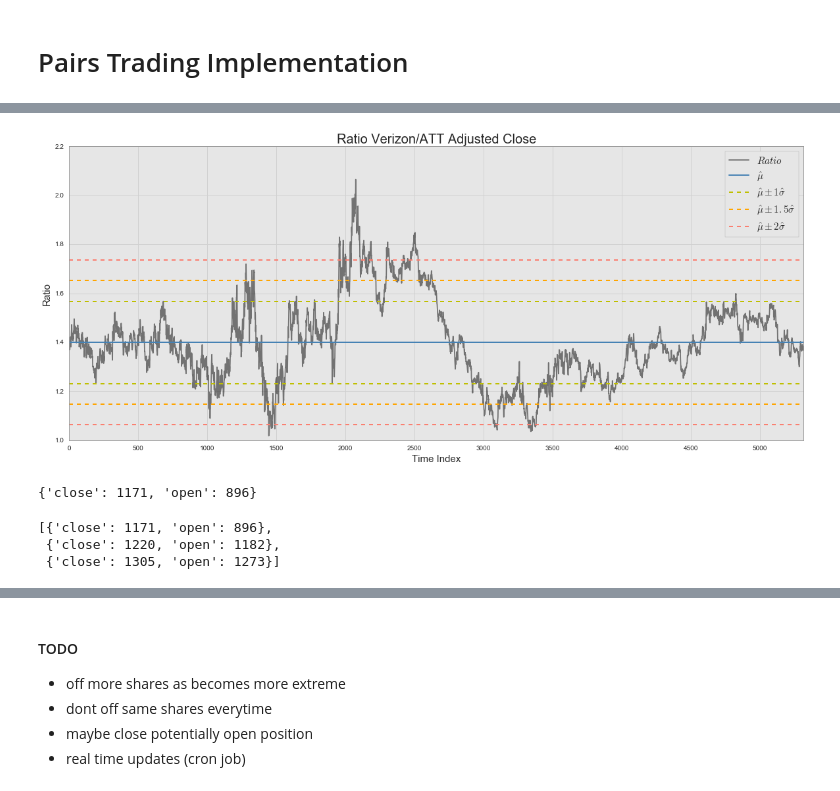
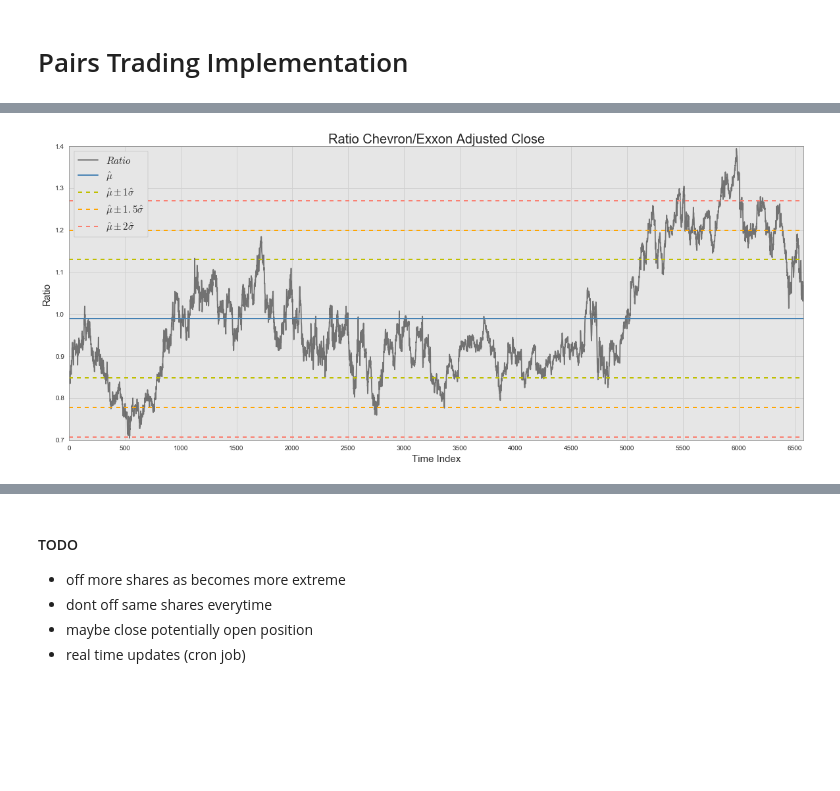
Before and after one commit to bbahmany/quant-finance, a Jupyter notebook: pairs-trading.ipynb, the cells around one changed output, grey strips where cells are left out. Saved outputs shown, nothing was run; the diff lists cells and outputs as text; code cells hidden in the pictures; blank space fills up the shorter version.

Commit message:
organization, seperating scripts from data

```diff
--- a/pairs-trading.ipynb
+++ b/pairs-trading.ipynb
@@ -16,9 +13,7 @@ import statsmodels.api as sm
 # %%
 %matplotlib inline
-# plt.style.use('bmh');
-# sns.set_style("whitegrid", {'axes.edgecolor': '.6', 'axes.facecolor': '0.9', 'grid.color': '.82'})
 sns.set_style("whitegrid", {'axes.edgecolor': '.6',
                             'axes.facecolor': '0.9',
                             'grid.color': '.82',
-                            'legend.frameon':True,
-                            })
+                            'legend.frameon': True,
+                            'axes.labelsize': 'small'})
@@ -85,0 +20,3 @@ cell.head(2)
+# %%
+pairs = pd.read_csv('data/pairs_bundle.csv', index_col=0)
+pairs.index = pd.to_datetime(pairs.index)
@@ -144,16 +90,18 @@ def plot_ratio(ratio, name, deviations=[1], positions=[]):
         opening_ratios, closing_ratios = [], []
 
         for position in positions:
-            opening_days.append(position['open'])
-            closing_days.append(position['close'])
-            opening_ratios.append(ratio.ix[position['open']])
-            closing_ratios.append(ratio.ix[position['close']])
+            if 'open' in position.keys():
+                opening_days.append(position['open'])
+                opening_ratios.append(ratio.ix[position['open']])
+            if 'close' in position.keys():
+                closing_days.append(position['close'])
+                closing_ratios.append(ratio.ix[position['close']])
 
         plt.scatter(x=opening_days, y=opening_ratios, s=150, color='lime', edgecolor='black', label='$Open$ '+'$Position$')
         plt.scatter(x=closing_days, y=closing_ratios, s=150, color='red', edgecolor='black', label='$Close$ '+'$Position$')
 
-    plt.legend(loc=1, prop={'size':15}, frameon=True);
+    plt.legend(loc='best', prop={'size':15}, frameon=True);
 # %%
-plot_ratio(cell['VZ/T'], name='Verizon/ATT', deviations=[1,1.5,2])
+plot_ratio(pairs['CVX/XOM'], name='Chevron/Exxon', deviations=[1,1.5,2])
 # %% [output]
-[figure, old version]
+[figure, new version]
@@ -206,7 +139,5 @@ def identify_next_position(ratio, k, start=0):
 # %%
-identify_next_position(cell['VZ/T'], 1)
+# identify_next_position(cell['VZ/T'], 1)
-# %% [output]
-{'close': 1171, 'open': 896}
 # %%
 # plot_ratio(cell['VZ/T'], 'Verizon/ATT', deviations=[1,2], positions=[identify_next_position(cell['VZ/T'], 1, 1171)])
 # %%
@@ -225,8 +158,2 @@ def identify_all_positions(ratio, k, start=0):
 
     return positions
-# %%
-identify_all_positions(cell['VZ/T'], 1)[:3]
-# %% [output]
-[{'close': 1171, 'open': 896},
- {'close': 1220, 'open': 1182},
- {'close': 1305, 'open': 1273}]
```
Also changed, not shown: parts of 28 cells of this notebook, 10 other files.
